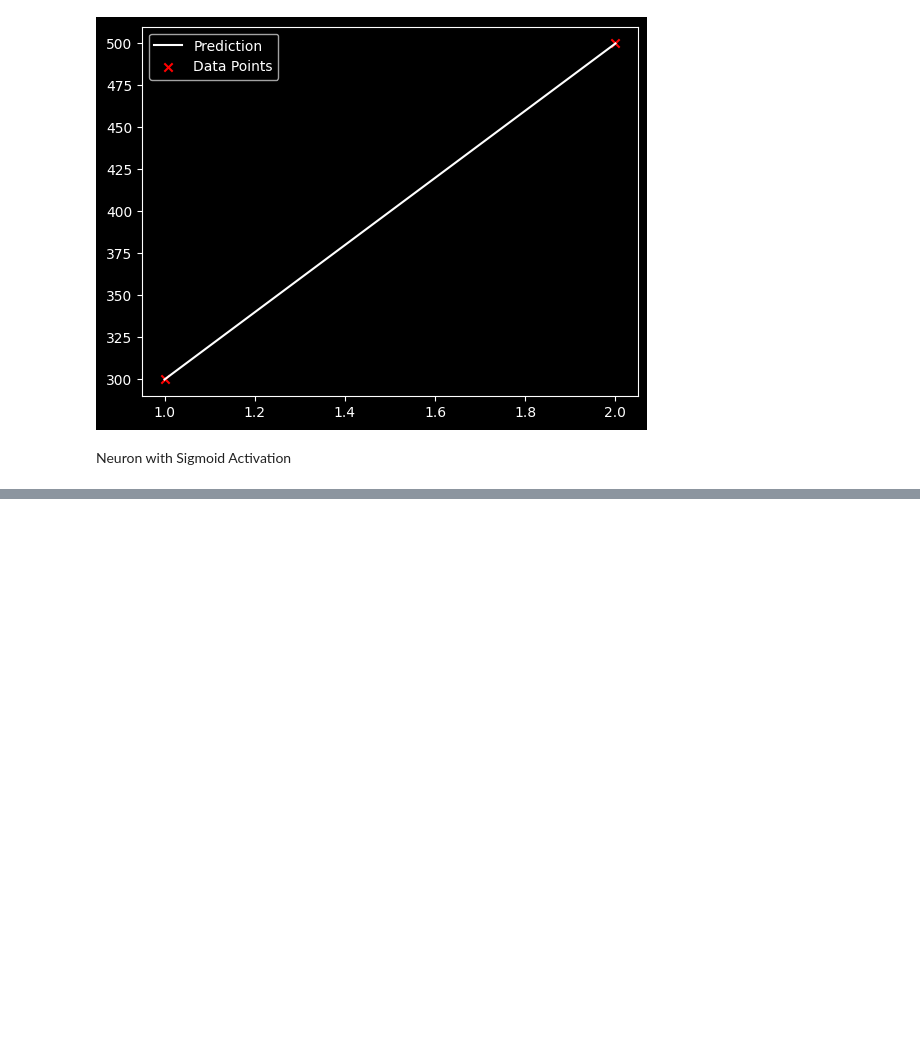
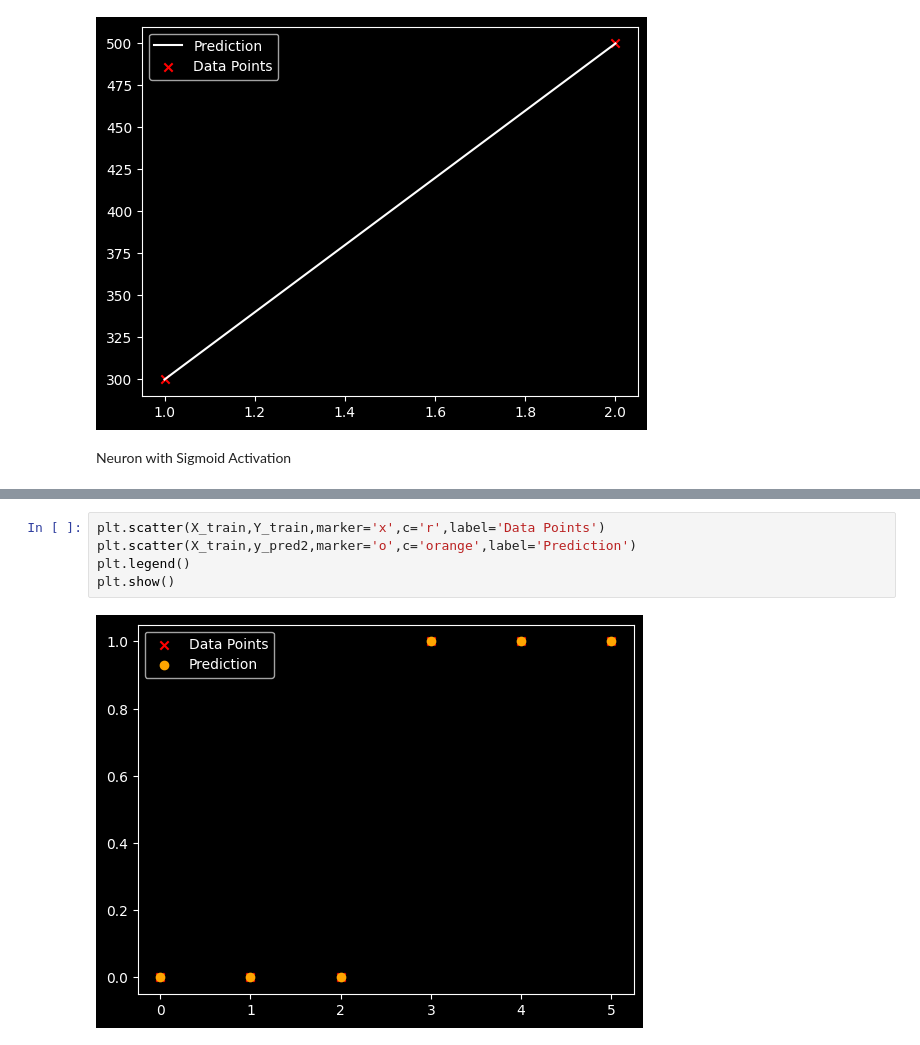
Before and after one commit to f2rra/learning-ml, a Jupyter notebook: advanced.ipynb, the cells around one changed output, grey strips where cells are left out. Drawn from its saved outputs; the diff is of its cells as text; blank space fills up the shorter version.

```diff
--- a/advanced.ipynb
+++ b/advanced.ipynb
@@ -82,0 +160,7 @@ Neuron with Sigmoid Activation
+# %%
+plt.scatter(X_train,Y_train,marker='x',c='r',label='Data Points')
+plt.scatter(X_train,y_pred2,marker='o',c='orange',label='Prediction')
+plt.legend()
+plt.show()
+# %% [output]
+[figure, added]
```
Also changed, not shown: parts of 10 cells of this notebook.
